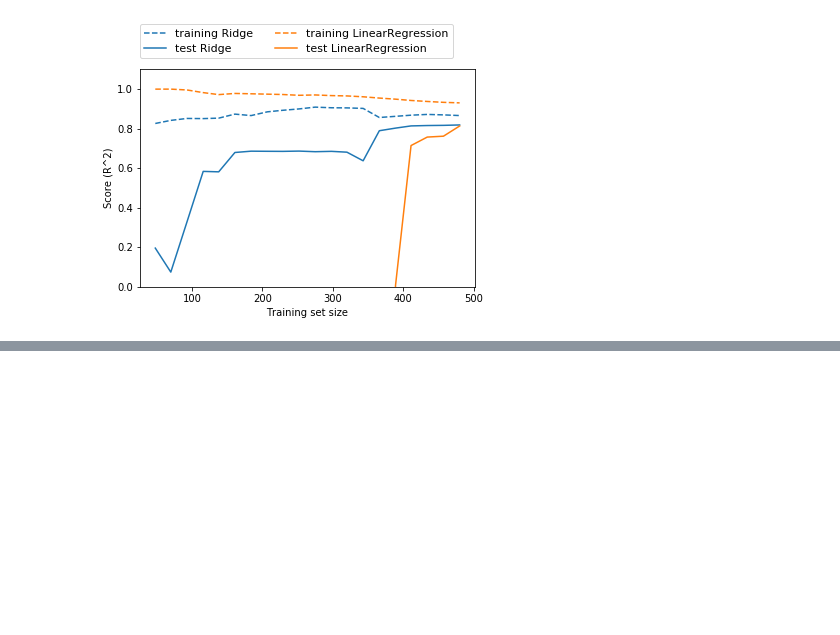
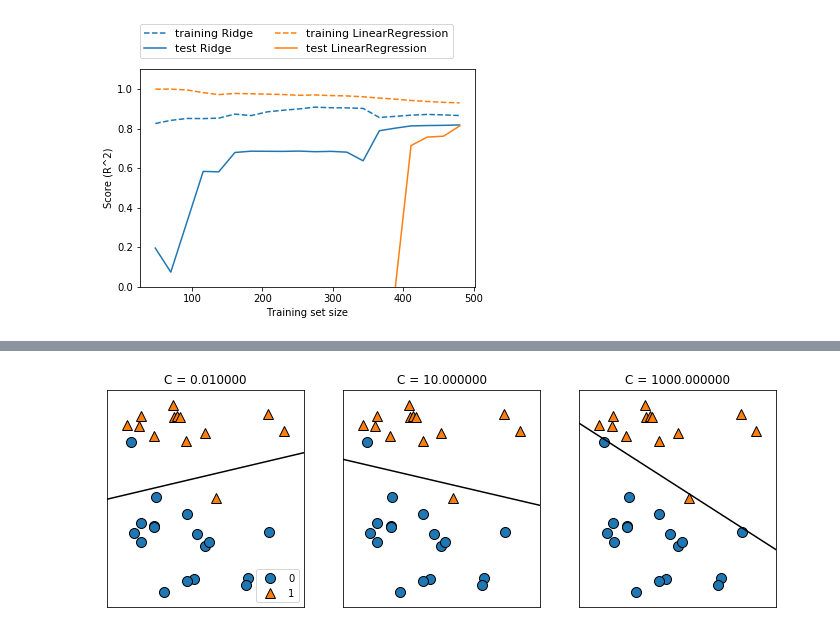
Before and after one commit to muokicaleb/Book_tutorials, a Jupyter notebook: Introduction_to_machine_learning_with_python_Andreas_C_Muller_Sarah_Guido/2_Supervised_Learning.ipynb, the cells around one changed output, grey strips where cells are left out. Saved outputs shown, nothing was run; the diff lists cells and outputs as text; code cells hidden in the pictures; blank space fills up the shorter version.

```diff
--- a/Introduction_to_machine_learning_with_python_Andreas_C_Muller_Sarah_Guido/2_Supervised_Learning.ipynb
+++ b/Introduction_to_machine_learning_with_python_Andreas_C_Muller_Sarah_Guido/2_Supervised_Learning.ipynb
@@ -363,0 +437,4 @@ the training score is higher than the test score for all dataset sizes, for both
+# %%
+mglearn.plots.plot_linear_svc_regularization()
+# %% [output]
+[figure, added]
```
Also changed, not shown: parts of 27 cells of this notebook.
